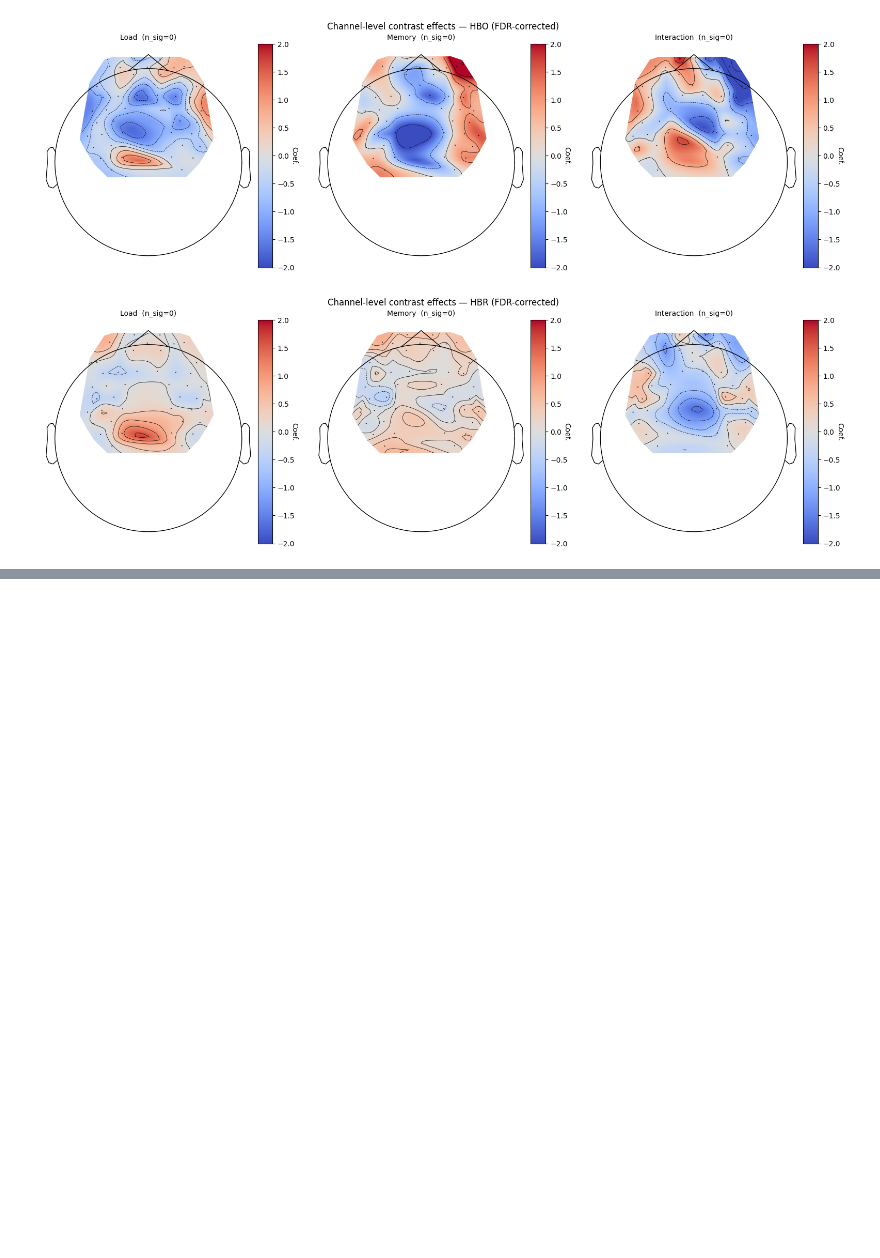
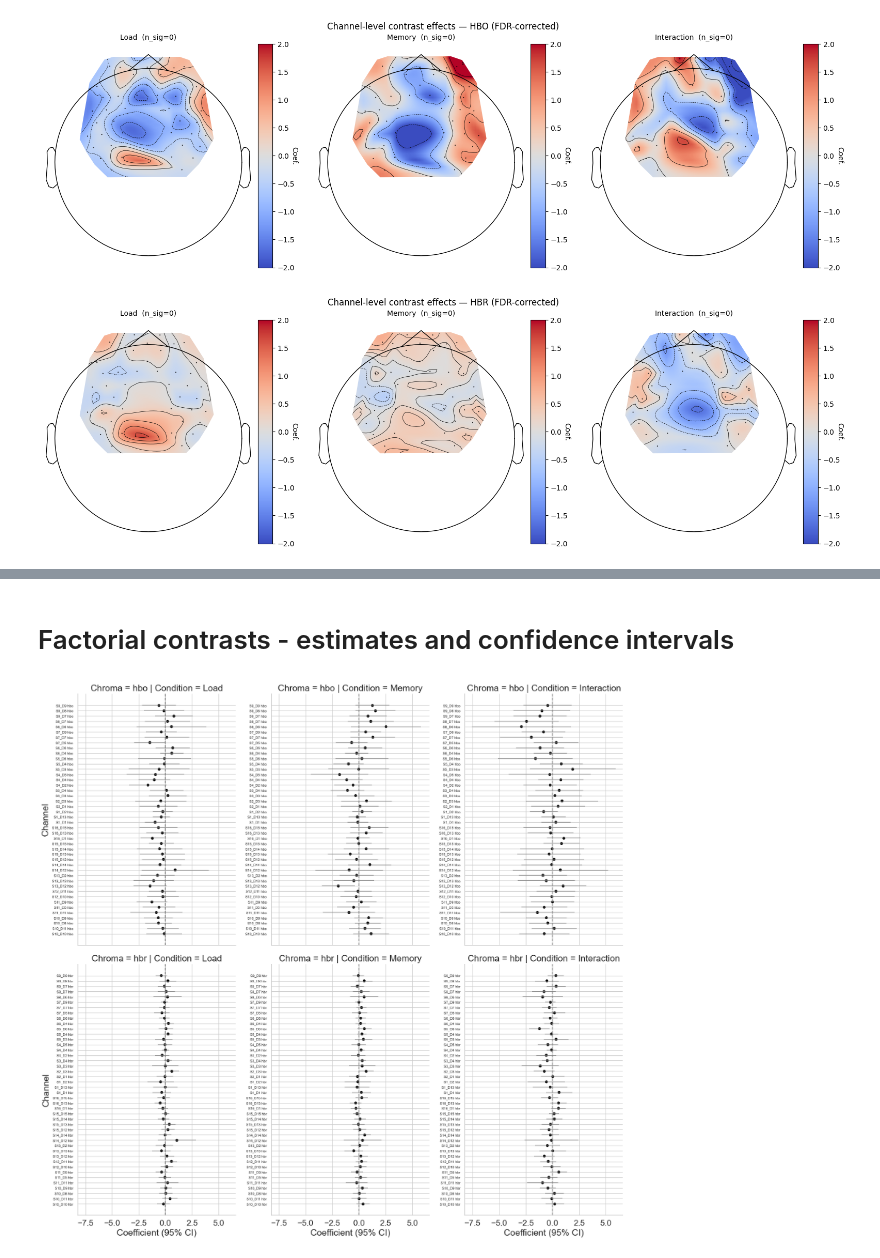
Before and after one commit to fnirs-open/Perceptual-and-Working-Memory-Load, a Jupyter notebook: 4_final_analysis_aligned.ipynb, the cells around one changed output, grey strips where cells are left out. Saved outputs shown, nothing was run; the diff lists cells and outputs as text; code cells hidden in the pictures; blank space fills up the shorter version.

Commit message:
Add estimates and confidence intervals for factorial analysis

```diff
--- a/4_final_analysis_aligned.ipynb
+++ b/4_final_analysis_aligned.ipynb
@@ -625,6 +631,7 @@ for chroma in ["hbo", "hbr"]:
             mdl = smf.mixedlm(
                 "theta ~ Load * Memory", d, groups=d["subject"]
             ).fit(maxiter=2000, disp=False)
+            ci = mdl.conf_int(alpha=0.05)
         except Exception:
             continue
         for label, term in _TERMS.items():
@@ -635,6 +642,8 @@ for chroma in ["hbo", "hbr"]:
                     "Condition": label,
                     "Coef.":     mdl.params[term],
                     "Std.Err.":  mdl.bse[term],
+                    "CI95_low":   ci.loc[term, 0],
+                    "CI95_high":  ci.loc[term, 1],
                     "z":         mdl.tvalues[term],
                     "P>|z|":     mdl.pvalues[term],
                 })
@@ -688,0 +714,52 @@ Ready.
+# %% [markdown]
+# Factorial contrasts - estimates and confidence intervals
+# %%
+sns.set_theme(style="whitegrid", font_scale=1.5)
+
+g = sns.FacetGrid(
+    ch_contrast_df,
+    row="Chroma",
+    col="Condition",
+    sharex=True,
+    sharey=False,
+    height=8,
+    aspect=0.7,
+)
+
+def forestplot(data, color=None, **kwargs):
+    ax = plt.gca()
+
+    data = data.sort_values("ch_name")
+
+    y = range(len(data))
+
+    ax.hlines(
+        y,
+        data["CI95_low"],
+        data["CI95_high"],
+        color="0.5",
+        alpha=0.7,
+    )
+
+    sns.scatterplot(
+        data=data,
+        x="Coef.",
+        y=y,
+        hue="Significant",
+        palette={True: "red", False: "black"},
+        legend=False,
+        s=40,
+        ax=ax,
+    )
+
+    ax.set_yticks(y)
+    ax.set_yticklabels(data["ch_name"], fontsize=7)
+    ax.axvline(0, ls="--", c="grey")
+
+g.map_dataframe(forestplot)
+
+g.set_axis_labels("Coefficient (95% CI)", "Channel")
+plt.tight_layout()
+plt.show()
+# %% [output]
+[figure, added]
```
Also changed, not shown: parts of 2 cells of this notebook.
